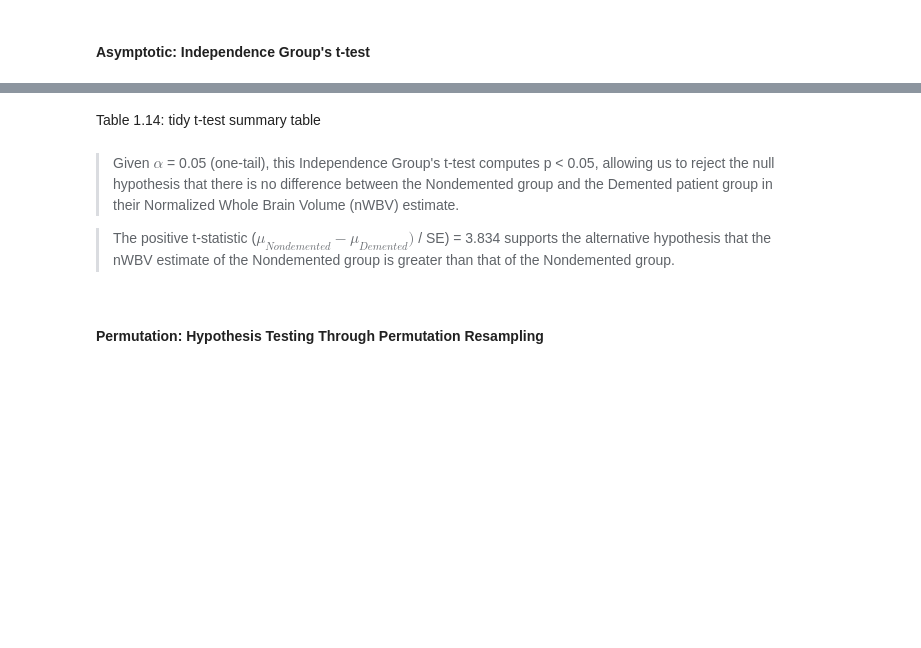
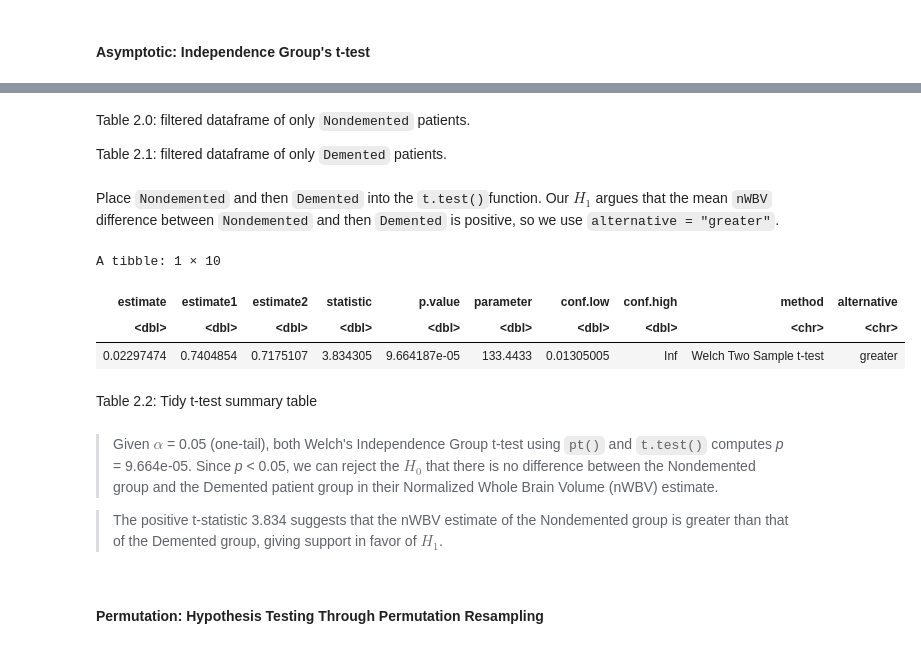
Before and after one commit to yuwangy/alzheimer_analysis, a Jupyter notebook: Project_Final_Submission.ipynb, the cells around one changed output, grey strips where cells are left out. Saved outputs shown, nothing was run; the diff lists cells and outputs as text; code cells hidden in the pictures; blank space fills up the shorter version.

Commit message:
Fixed t test & more refinement

```diff
--- a/Project_Final_Submission.ipynb
+++ b/Project_Final_Submission.ipynb
@@ -378,0 +391,8 @@ A tibble: 1 × 10
+# %%
+nondemented_nwbv <- nwbv |>
+                    filter(Group == "Nondemented")
+head(nondemented_nwbv)
+
+demented_nwbv <- nwbv |>
+                 filter(Group == "Demented")
+head(demented_nwbv)
@@ -379,8 +418,22 @@ A tibble: 1 × 10
+# %% [markdown]
+Table 2.0: filtered dataframe of only `Nondemented` patients.
+
+Table 2.1: filtered dataframe of only `Demented` patients.
+# %% [markdown]
+Place `Nondemented` and then `Demented` into the `t.test()`function. Our $H_1$ argues that the mean `nWBV` difference between `Nondemented` and then `Demented` is positive, so we use `alternative = "greater"`.
+# %%
+t.test(nondemented_nwbv$nWBV, demented_nwbv$nWBV, alternative = "greater") |>
+        tidy()
+# %% [output]
+A tibble: 1 × 10
+| estimate | estimate1 | estimate2 | statistic | p.value | parameter | conf.low | conf.high | method | alternative |
+| <dbl> | <dbl> | <dbl> | <dbl> | <dbl> | <dbl> | <dbl> | <dbl> | <chr> | <chr> |
+| 0.02297474 | 0.7404854 | 0.7175107 | 3.834305 | 9.664187e-05 | 133.4433 | 0.01305005 | Inf | Welch Two Sample t-test | greater |
 # %% [markdown]
-Table 1.14: tidy t-test summary table
+Table 2.2: Tidy t-test summary table
 # %% [markdown]
->Given $\alpha$ = 0.05 (one-tail), this Independence Group's t-test computes p < 0.05, allowing us to reject the null hypothesis that there is no difference between the Nondemented group and the Demented patient group in their Normalized Whole Brain Volume (nWBV) estimate.
+>Given $\alpha$ = 0.05 (one-tail), both Welch's Independence Group t-test using `pt()` and `t.test()` computes _p_ = 9.664e-05. Since _p_ < 0.05, we can reject the $H_0$ that there is no difference between the Nondemented group and the Demented patient group in their Normalized Whole Brain Volume (nWBV) estimate.
 
->The positive t-statistic ($\mu_{Nondemented} - \mu_{Demented})$ / SE) = 3.834 supports the alternative hypothesis that the nWBV estimate of the Nondemented group is greater than that of the Nondemented group.
+>The positive t-statistic 3.834 suggests that the nWBV estimate of the Nondemented group is greater than that of the Demented group, giving support in favor of $H_1$.
 # %% [markdown]
 #### Permutation: Hypothesis Testing Through Permutation Resampling
```
Also changed, not shown: parts of 60 cells of this notebook.
